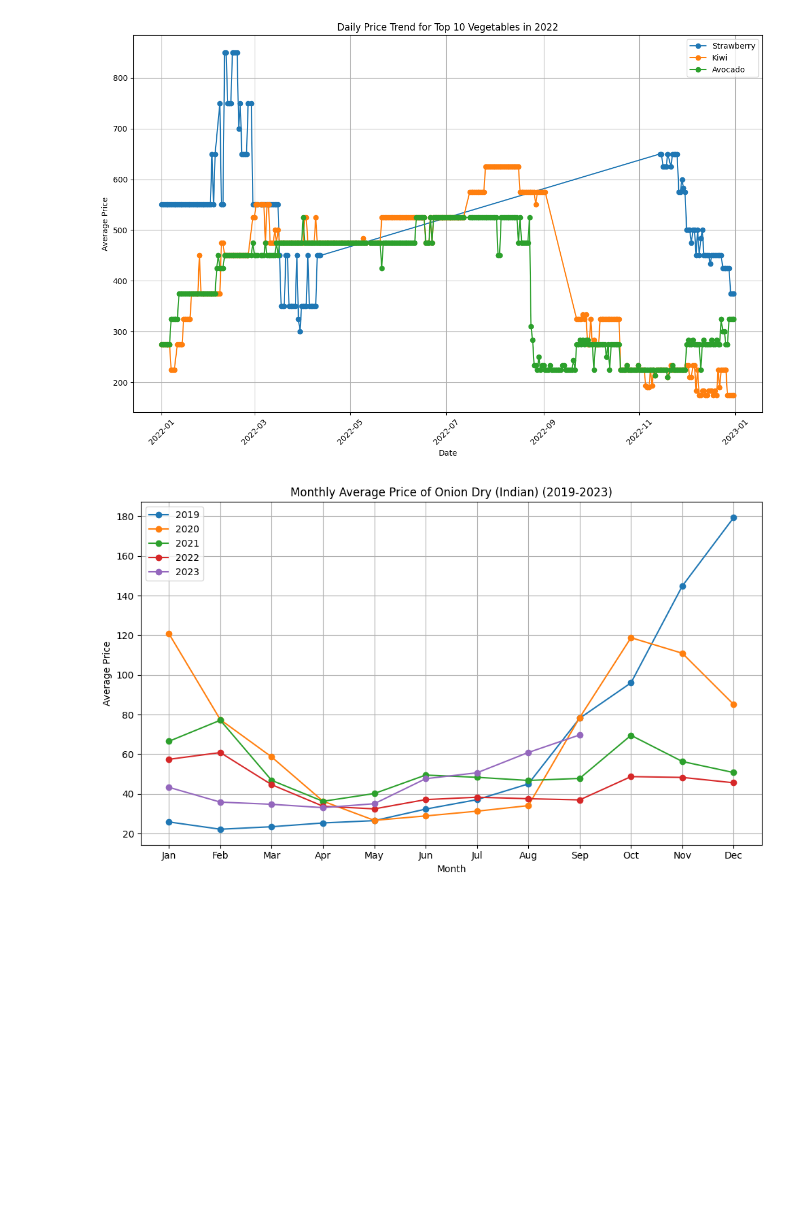
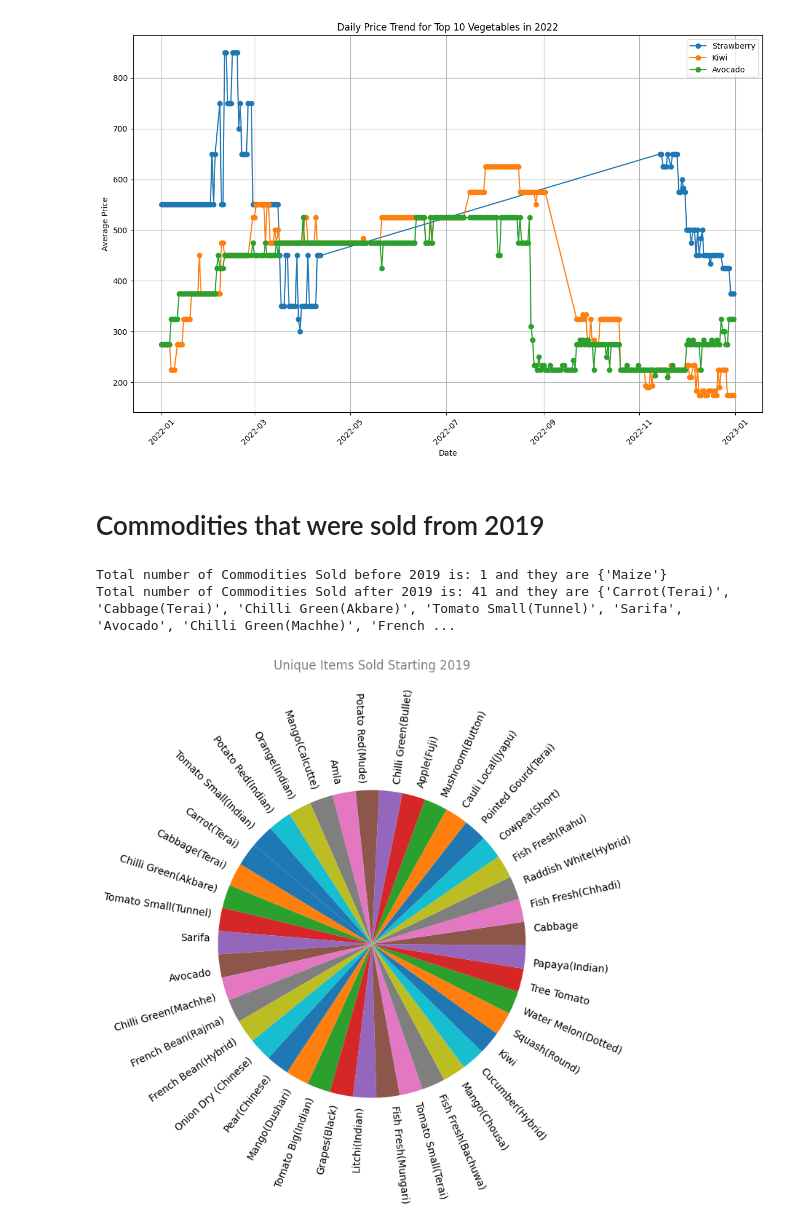
Before and after one commit to Rk-Pudasaini/Data_Analysis, a Jupyter notebook: Kalimati_tarkari_price_analysis.ipynb, the cells around one changed output. Cells and saved outputs as stored; diff of their text form; code cells hidden in the pictures; blank space fills up the shorter version.

```diff
--- a/Kalimati_tarkari_price_analysis.ipynb
+++ b/Kalimati_tarkari_price_analysis.ipynb
@@ -250,31 +246,33 @@ plt.tight_layout()
 plt.show()
 # %% [output]
 [figure]
-# %%
-def plot_monthly_avg_price(df, commodity, start_year, end_year):
-    # Filter the DataFrame for the specified commodity and years
-    filtered_df = df[(df['Commodity'] == commodity) & (df['Date'].dt.year.between(start_year, end_year))]
-
-    # Group by year and month, calculate the average price for each month
-    monthly_avg_price = filtered_df.groupby([filtered_df['Date'].dt.year, filtered_df['Date'].dt.month])['Average'].mean()
-
-    # Plot the monthly average prices for each year
-    plt.figure(figsize=(10, 6))
-    for year in range(start_year, end_year + 1):
-        yearly_avg_price = monthly_avg_price.xs(year)
-        plt.plot(yearly_avg_price.index, yearly_avg_price.values, marker='o', linestyle='-', label=year)
-
-    plt.title(f'Monthly Average Price of {commodity} ({start_year}-{end_year})')
-    plt.xlabel('Month')
-    plt.ylabel('Average Price')
-    plt.xticks(range(1, 13), ['Jan', 'Feb', 'Mar', 'Apr', 'May', 'Jun', 'Jul', 'Aug', 'Sep', 'Oct', 'Nov', 'Dec'])
-    plt.legend()
-    plt.grid(True)
-    plt.tight_layout()
-    plt.show()
-
-# Call the function
-plot_monthly_avg_price(df, 'Onion Dry (Indian)', 2019, 2023)
-# %% [output]
-[figure, removed]
+# %% [markdown]
+# Commodities that were sold from 2019
+# %%
+commodities_before_2019 = set(df[df['Date'].dt.year < 2019]['Commodity'])
+commodities_after_2019 = set(df[df['Date'].dt.year >= 2019]['Commodity'])
+
+#Commodities Sold before 2019
+commodity_difference_before_2019 = commodities_before_2019 - commodities_after_2019
+commodity_difference_after_2019 = commodities_after_2019 - commodities_before_2019   #commodities sold  after 2019
+
+print(f"Total number of Commodities Sold before 2019 is: {len(commodity_difference_before_2019)} and they are", commodity_difference_before_2019)
+print(f"Total number of Commodities Sold after 2019 is: {len(commodity_difference_after_2019)} and they are", commodity_difference_after_2019)
+# %% [output]
+Total number of Commodities Sold before 2019 is: 1 and they are {'Maize'}
+Total number of Commodities Sold after 2019 is: 41 and they are {'Carrot(Terai)', 'Cabbage(Terai)', 'Chilli Green(Akbare)', 'Tomato Small(Tunnel)', 'Sarifa', 'Avocado', 'Chilli Green(Machhe)', 'French ...
+# %%
+# Plotting the pie chart
+plt.figure(figsize=(6, 6))
+plt.pie([1] * len(commodity_difference_after_2019),
+        labels=commodity_difference_after_2019,
+        startangle=140,
+        labeldistance=1.05,
+        rotatelabels=True)
+plt.axis("equal")
+plt.title("Unique Items Sold Starting 2019", y=1.3, color="grey")
+
+plt.show()
+# %% [output]
+[figure, added]
 # %% [markdown]
```
Also changed, not shown: parts of 8 cells of this notebook.
